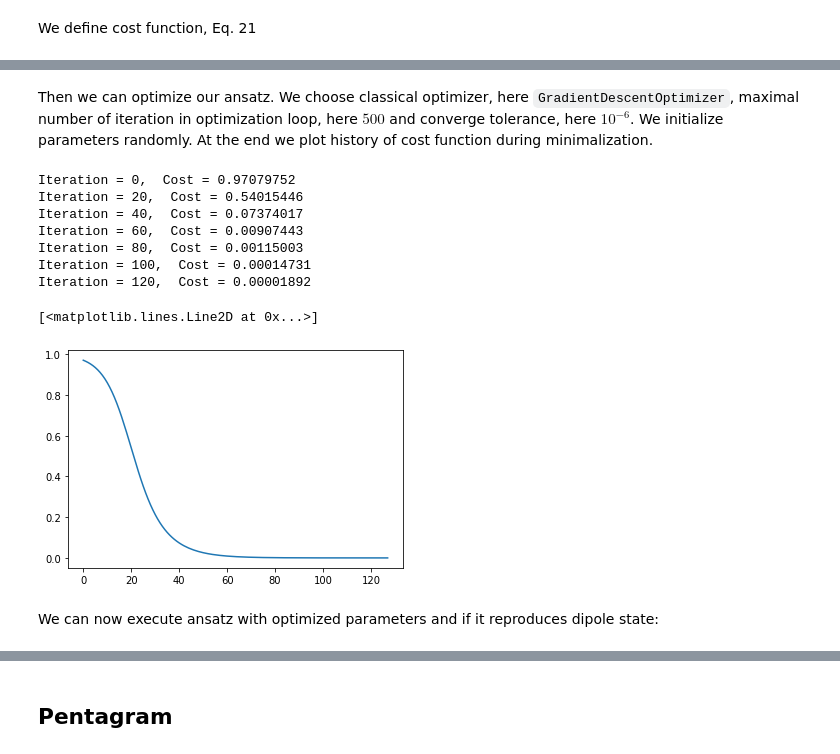
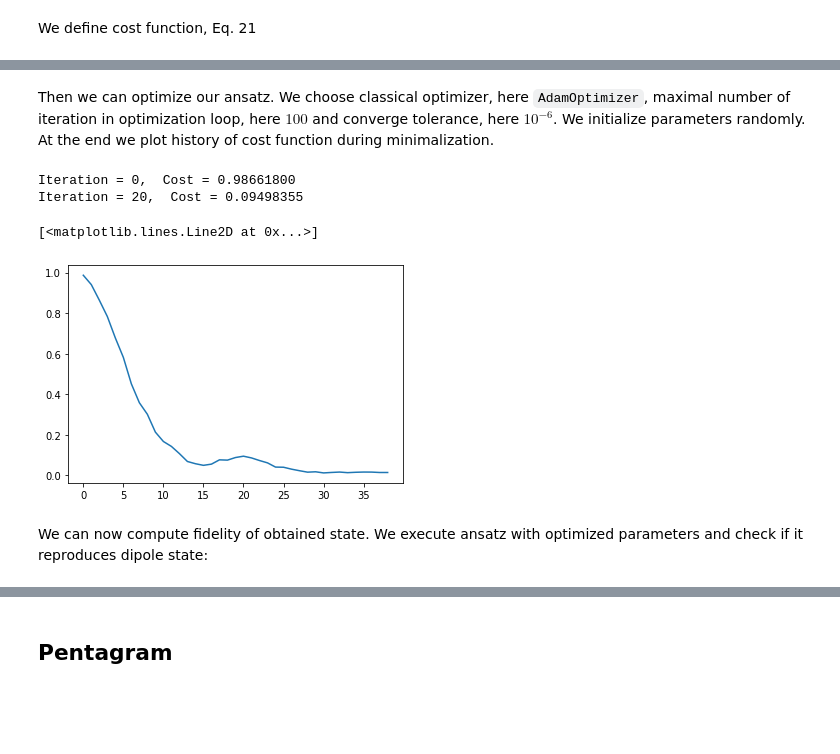
Before and after one commit to Quantum-Cosmos-Lab/Ising-spin-networks, a Jupyter notebook: tutorial.ipynb, the cells around one changed output, grey strips where cells are left out. Saved outputs shown, nothing was run; the diff lists cells and outputs as text; code cells hidden in the pictures; blank space fills up the shorter version.

Commit message:
Dipole section improvements

````diff
--- a/tutorial.ipynb
+++ b/tutorial.ipynb
@@ -104,47 +106,42 @@ tensor(0.20732569, requires_grad=True)
 # %% [markdown]
-Then we can optimize our ansatz. We choose classical optimizer, here ```GradientDescentOptimizer```, maximal number of iteration in optimization loop, here $500$ and converge tolerance, here $10^{-6}$. We initialize parameters randomly. At the end we plot history of cost function during minimalization.
+Then we can optimize our ansatz. We choose classical optimizer, here ```AdamOptimizer```, maximal number of iteration in optimization loop, here $100$ and converge tolerance, here $10^{-6}$. We initialize parameters randomly. At the end we plot history of cost function during minimalization.
 # %%
-opt = qml.GradientDescentOptimizer(stepsize=0.1)
+opt = qml.AdamOptimizer(stepsize=0.1)
 
-max_iterations = 500
+max_iterations = 100
 conv_tol = 1e-06
 
 init_params = [np.random.rand(2)*2*np.pi, np.random.rand(1,1,2)*2*np.pi]
 
 params = init_params
 
 cost = 0
 
 costs=[]
 paramses = []
 paramses.append(params)
 
 
 for n in range(max_iterations):
     params, prev_cost = opt.step_and_cost(cost_fn, *params)
     conv = np.abs(cost - prev_cost)
     cost=prev_cost
     costs.append(cost)
     paramses.append(params)
 
     if n % 20 == 0:
         print('Iteration = {:},  Cost = {:.8f}'.format(n, cost))
 
     if conv <= conv_tol:
         break
 
 plt.rcParams['figure.figsize'] = [10,5]
 
 plt.plot(costs)
 # %% [output]
-Iteration = 0,  Cost = 0.97079752
-Iteration = 20,  Cost = 0.54015446
-Iteration = 40,  Cost = 0.07374017
-Iteration = 60,  Cost = 0.00907443
-Iteration = 80,  Cost = 0.00115003
-Iteration = 100,  Cost = 0.00014731
-Iteration = 120,  Cost = 0.00001892
+Iteration = 0,  Cost = 0.98661800
+Iteration = 20,  Cost = 0.09498355
 [<matplotlib.lines.Line2D at 0x...>]
-[figure, old version]
+[figure, new version]
 # %% [markdown]
-We can now execute ansatz with optimized parameters and if it reproduces dipole state:
+We can now compute fidelity of obtained state. We execute ansatz with optimized parameters and check if it reproduces dipole state:
````
Also changed, not shown: parts of 14 cells of this notebook.
